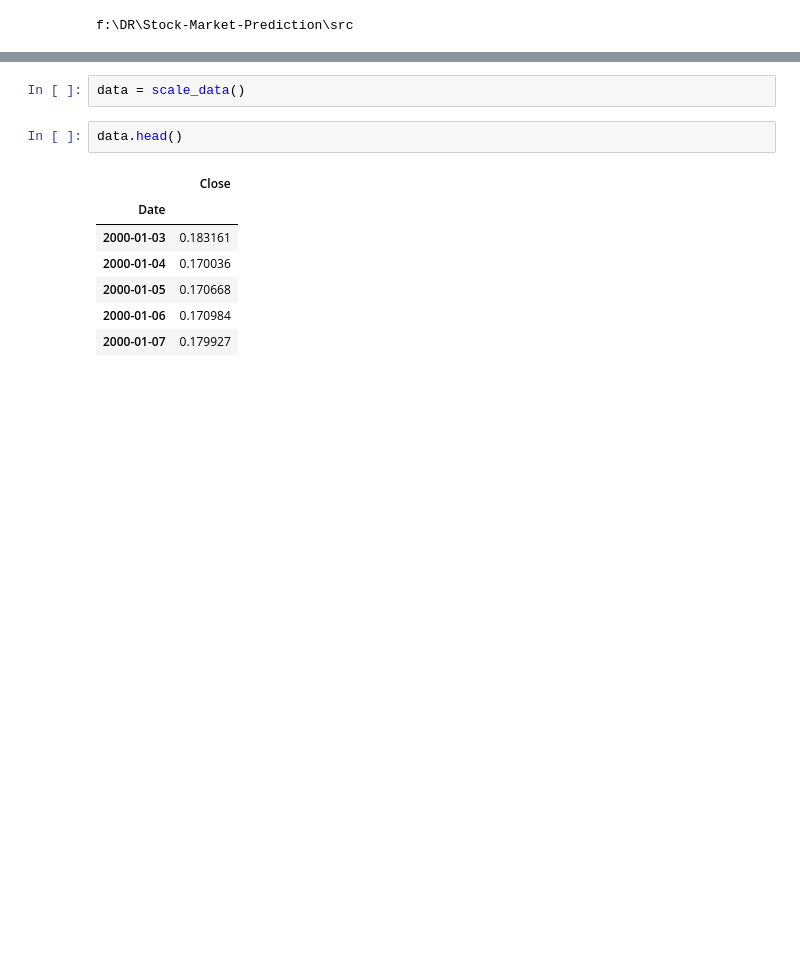
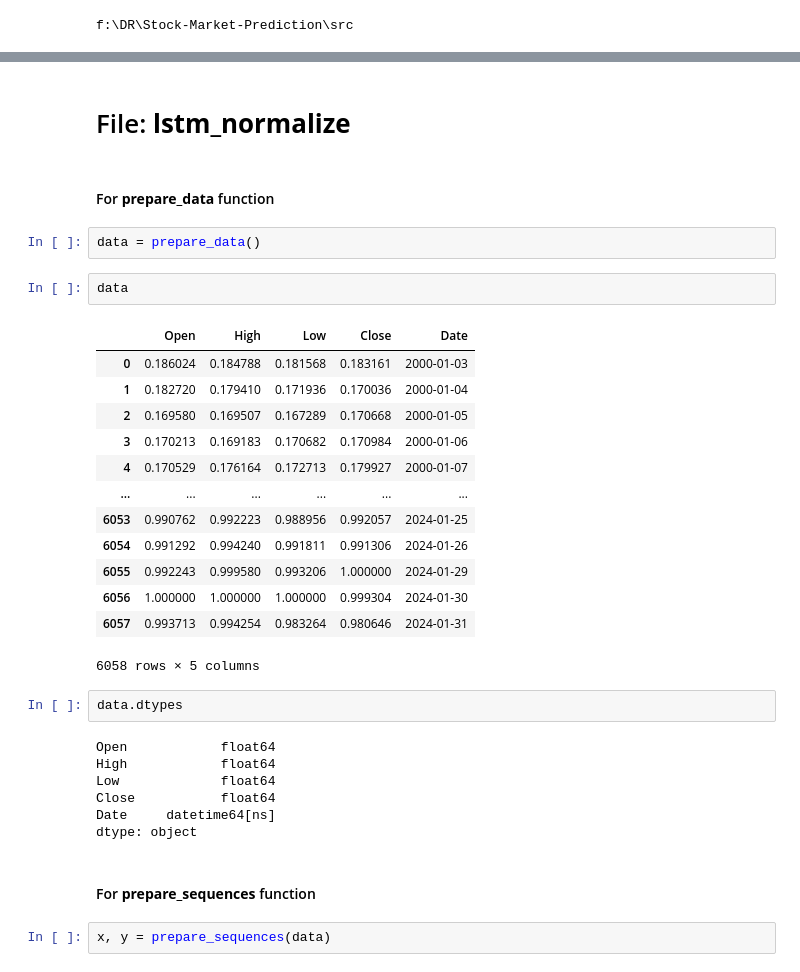
Before and after one commit to BoykoPetevBoev/Stock-Market-Prediction, a Jupyter notebook: src/models/lstm/lstm.ipynb, the cells around one changed output, grey strips where cells are left out. Saved outputs shown, nothing was run; the diff lists cells and outputs as text; blank space fills up the shorter version.

```diff
--- a/src/models/lstm/lstm.ipynb
+++ b/src/models/lstm/lstm.ipynb
@@ -7,12 +11,35 @@ from lstm_normalize import scale_data
+# %% [markdown]
+# File: **lstm_normalize**
+# %% [markdown]
+#### For **prepare_data** function
+# %%
+data = prepare_data()
 # %%
-data = scale_data()
+data
+# %% [output]
+|  | Open | High | Low | Close | Date |
+| 0 | 0.186024 | 0.184788 | 0.181568 | 0.183161 | 2000-01-03 |
+| 1 | 0.182720 | 0.179410 | 0.171936 | 0.170036 | 2000-01-04 |
+| 2 | 0.169580 | 0.169507 | 0.167289 | 0.170668 | 2000-01-05 |
+| 3 | 0.170213 | 0.169183 | 0.170682 | 0.170984 | 2000-01-06 |
+| 4 | 0.170529 | 0.176164 | 0.172713 | 0.179927 | 2000-01-07 |
+| ... | ... | ... | ... | ... | ... |
+| 6053 | 0.990762 | 0.992223 | 0.988956 | 0.992057 | 2024-01-25 |
+| 6054 | 0.991292 | 0.994240 | 0.991811 | 0.991306 | 2024-01-26 |
+| 6055 | 0.992243 | 0.999580 | 0.993206 | 1.000000 | 2024-01-29 |
+| 6056 | 1.000000 | 1.000000 | 1.000000 | 0.999304 | 2024-01-30 |
+| 6057 | 0.993713 | 0.994254 | 0.983264 | 0.980646 | 2024-01-31 |
+6058 rows × 5 columns
 # %%
-data.head()
+data.dtypes
 # %% [output]
-|  | Close |
-| Date |  |
-| 2000-01-03 | 0.183161 |
-| 2000-01-04 | 0.170036 |
-| 2000-01-05 | 0.170668 |
-| 2000-01-06 | 0.170984 |
-| 2000-01-07 | 0.179927 |
+Open            float64
+High            float64
+Low             float64
+Close           float64
+Date     datetime64[ns]
+dtype: object
+# %% [markdown]
+#### For **prepare_sequences** function
+# %%
+x, y = prepare_sequences(data)
```
Also changed, not shown: parts of 13 cells of this notebook, 6 other files.
